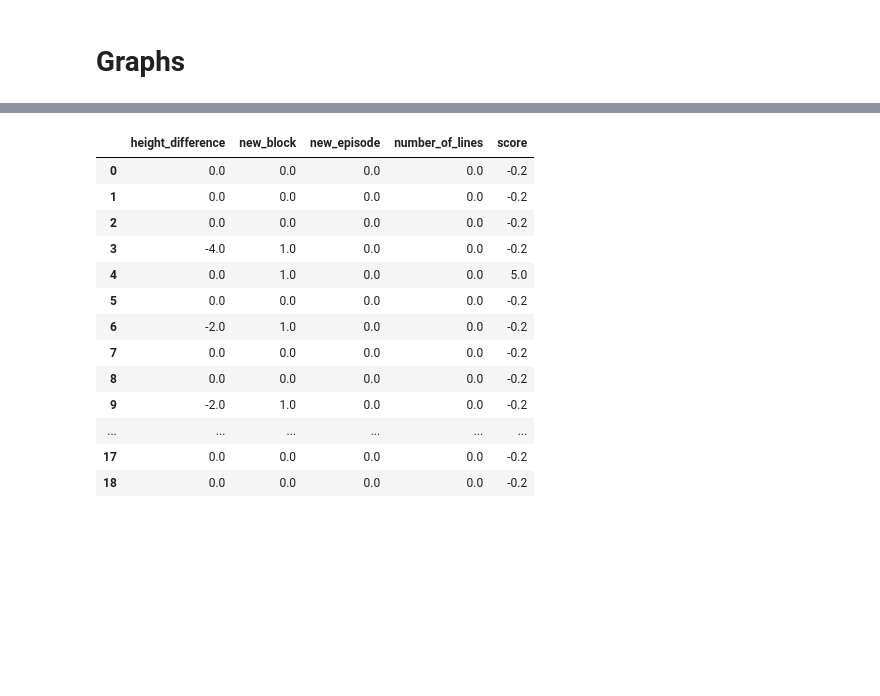
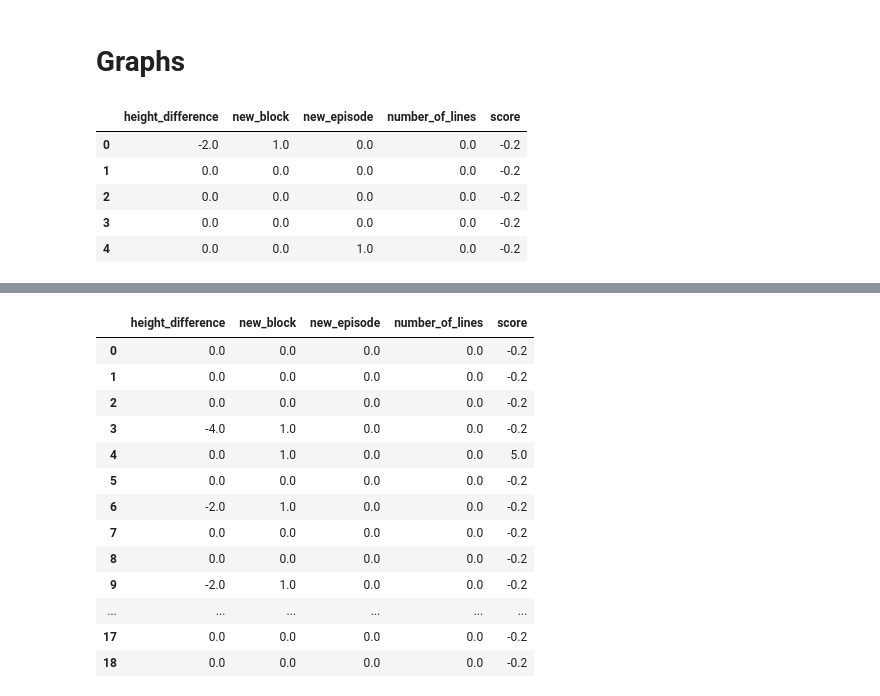
Before and after one commit to Bosmansc/custom_tetris_RL, a Jupyter notebook: custom_tetris_model.ipynb, the cells around one changed output, grey strips where cells are left out. Saved outputs shown, nothing was run; the diff lists cells and outputs as text; code cells hidden in the pictures; blank space fills up the shorter version.

```diff
--- a/custom_tetris_model.ipynb
+++ b/custom_tetris_model.ipynb
@@ -186,0 +152,10 @@ Episode 5: reward: 1.200, steps: 20
+# %%
+df_info = env.df_info
+df_info
+# %% [output]
+|  | height_difference | new_block | new_episode | number_of_lines | score |
+| 0 | -2.0 | 1.0 | 0.0 | 0.0 | -0.2 |
+| 1 | 0.0 | 0.0 | 0.0 | 0.0 | -0.2 |
+| 2 | 0.0 | 0.0 | 0.0 | 0.0 | -0.2 |
+| 3 | 0.0 | 0.0 | 0.0 | 0.0 | -0.2 |
+| 4 | 0.0 | 0.0 | 1.0 | 0.0 | -0.2 |
```
Also changed, not shown: parts of 11 cells of this notebook, 40 other files.
